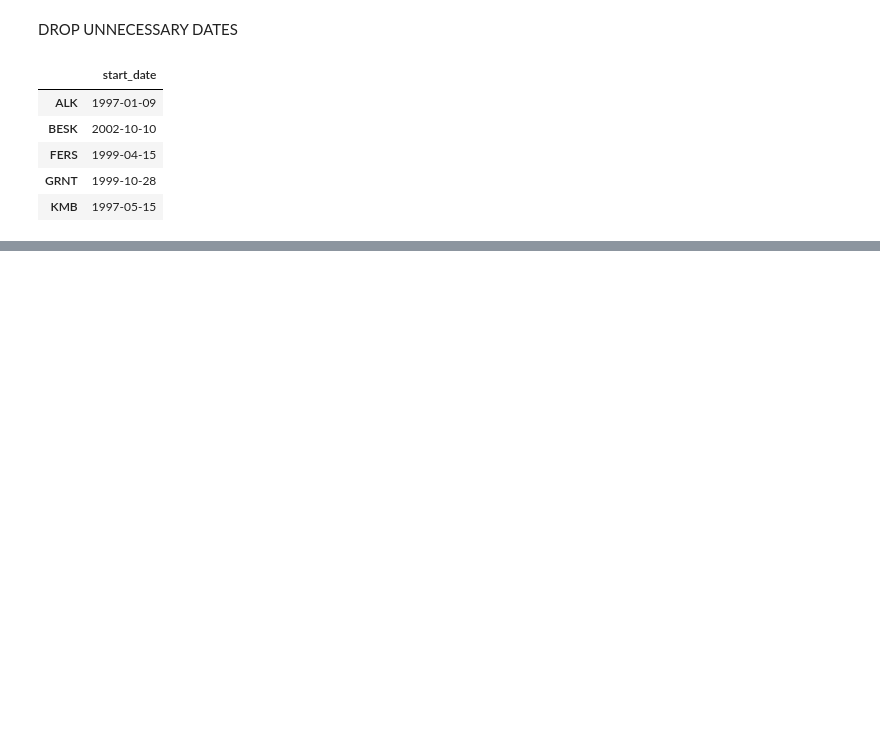
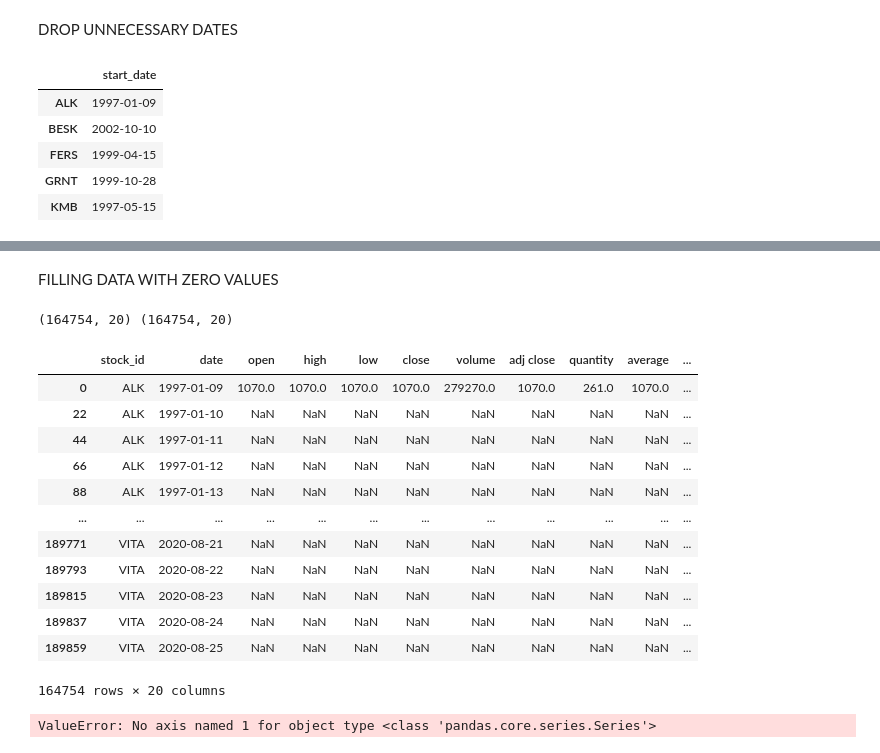
Before and after one commit to gjurcin/MacedoniaStockMarket, a Jupyter notebook: mse_prediction_gjurcin.ipynb, the cells around one changed output, grey strips where cells are left out. Drawn from its saved outputs; the diff is of its cells as text; code cells hidden in the pictures; blank space fills up the shorter version.

Commit message:
bug with dates fixed, next step fulfill Nan values

```diff
--- a/mse_prediction_gjurcin.ipynb
+++ b/mse_prediction_gjurcin.ipynb
@@ -27,9 +27,9 @@ df.columns = df.columns.str.lower()
 # Missing Dates
 # %%
 stocks = df.stock_id.unique()
-dates_all = df.set_index('date').index
+dates_all = pd.period_range(min(df.date), max(df.date)).to_timestamp()
 idx = pd.MultiIndex.from_product((dates_all, stocks), names=['date', 'stock_id'])
-df_new = df.set_index(['date', 'stock_id']).reindex(idx, fill_value=0).reset_index()
+df_new = df.set_index(['date', 'stock_id']).reindex(idx).reset_index()
 # %% [markdown]
 DROP UNNECESSARY DATES
 # %%
@@ -60,4 +60,4 @@ start_date_df.head()
 | GRNT | 1999-10-28 |
 | KMB | 1997-05-15 |
 # %%
-df_clean = df_new.set_index('stock_id').join(start_date_df, lsuffix='_filter', on='stock_id')
+df_clean = df_new.set_index('stock_id').join(start_date_df, lsuffix='_filter', on='stock_id').reset_index()
@@ -68,2 +77,2 @@ print(df_clean.shape, df_new.shape)
 # %%
-df_ddf_clean[df_clean['date'] > df_clean['start_date']]
+df_drop = df_clean[df_clean['date'] >= df_clean['start_date']]
@@ -84,0 +83,24 @@ df_ddf_clean[df_clean['date'] > df_clean['start_date']]
+# %% [markdown]
+FILLING DATA WITH ZERO VALUES
+# %%
+df_sorted = df_drop.sort_values(by=['stock_id', 'date'], ascending=True)
+test = df_sorted.drop_duplicates()
+print(df_sorted.shape, test.shape)
+# %% [output]
+(164754, 20) (164754, 20)
+# %%
+df_sorted
+# %% [output]
+|  | stock_id | date | open | high | low | close | volume | adj close | quantity | average | ... |
+| 0 | ALK | 1997-01-09 | 1070.0 | 1070.0 | 1070.0 | 1070.0 | 279270.0 | 1070.0 | 261.0 | 1070.0 | ... |
+| 22 | ALK | 1997-01-10 | NaN | NaN | NaN | NaN | NaN | NaN | NaN | NaN | ... |
+| 44 | ALK | 1997-01-11 | NaN | NaN | NaN | NaN | NaN | NaN | NaN | NaN | ... |
+| 66 | ALK | 1997-01-12 | NaN | NaN | NaN | NaN | NaN | NaN | NaN | NaN | ... |
+| 88 | ALK | 1997-01-13 | NaN | NaN | NaN | NaN | NaN | NaN | NaN | NaN | ... |
+| ... | ... | ... | ... | ... | ... | ... | ... | ... | ... | ... | ... |
+| 189771 | VITA | 2020-08-21 | NaN | NaN | NaN | NaN | NaN | NaN | NaN | NaN | ... |
+| 189793 | VITA | 2020-08-22 | NaN | NaN | NaN | NaN | NaN | NaN | NaN | NaN | ... |
+| 189815 | VITA | 2020-08-23 | NaN | NaN | NaN | NaN | NaN | NaN | NaN | NaN | ... |
+| 189837 | VITA | 2020-08-24 | NaN | NaN | NaN | NaN | NaN | NaN | NaN | NaN | ... |
+| 189859 | VITA | 2020-08-25 | NaN | NaN | NaN | NaN | NaN | NaN | NaN | NaN | ... |
+164754 rows × 20 columns
@@ -84,0 +109,4 @@ df_ddf_clean[df_clean['date'] > df_clean['start_date']]
+# %%
+df_sorted['low'] = df_sorted['low'].bfill(axis=1)
+# %% [output]
+ValueError: No axis named 1 for object type <class 'pandas.core.series.Series'>
```
Also changed, not shown: parts of 8 cells of this notebook.
